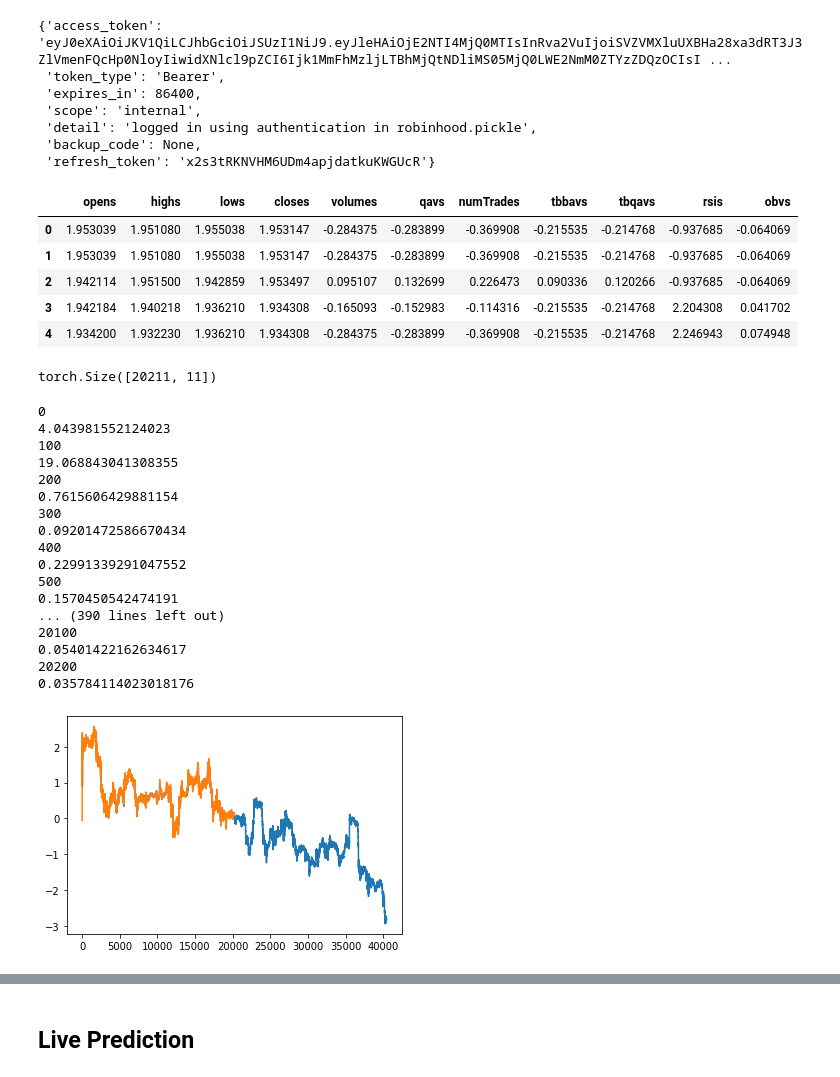
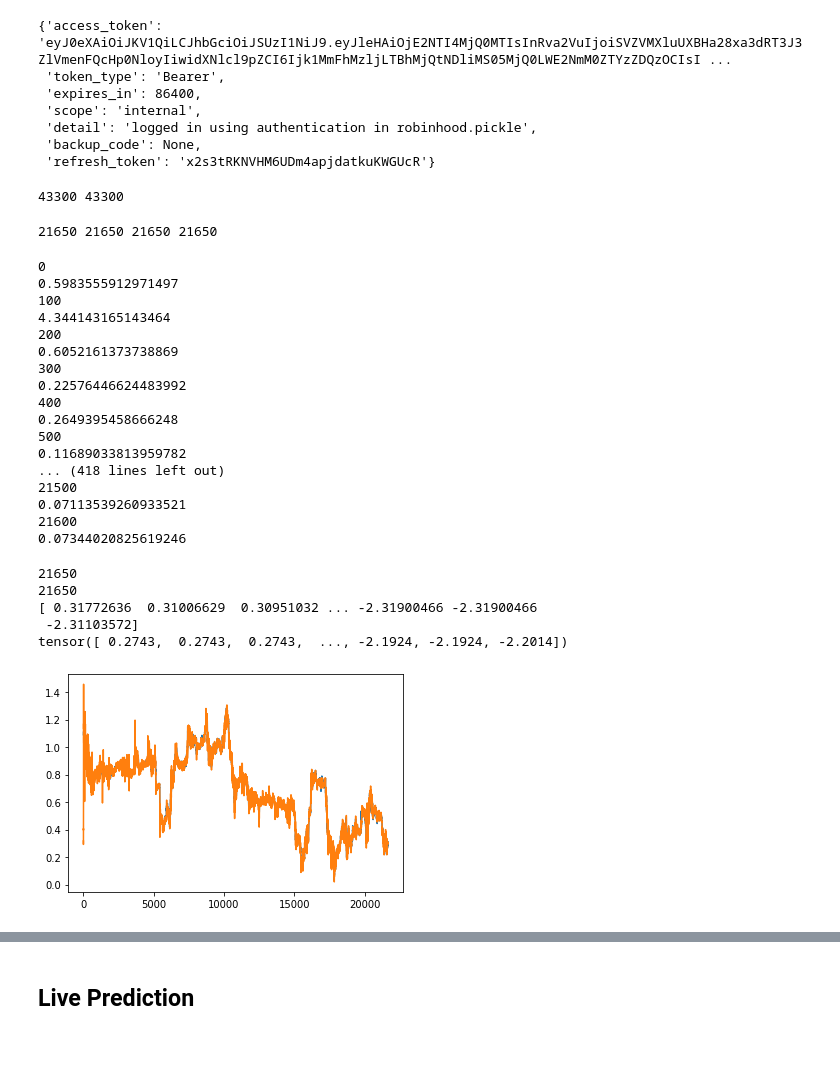
Before and after one commit to JiangoJ/CryCryBot, a Jupyter notebook: Code/ModelCodeFixed.ipynb, the cells around one changed output, grey strips where cells are left out. Saved outputs shown, nothing was run; the diff lists cells and outputs as text; code cells hidden in the pictures; blank space fills up the shorter version.

```diff
--- a/Code/ModelCodeFixed.ipynb
+++ b/Code/ModelCodeFixed.ipynb
@@ -31,22 +31,18 @@ rs.robinhood.login(username= config.RH_USER, password= config.RH_PASS, expiresIn
 # %%
 #rs.robinhood.order_buy_crypto_by_price('ETH', 1)
 # %%
-data_set = 'data_1m.csv'
-data = pd.read_csv(data_set)
-
-#close = data.loc[:, "labels"]
+data = pd.read_csv('data_1m.csv')
+data = data.iloc[:43301]
+#labels = data.loc[:, "labels"]
 close = data.loc[:, "closes"]
 close = close.iloc[1:]
 data = data.iloc[:-1]
 data = data.drop(["labels"], axis=1)
 data.head()
+
+print(len(data), len(close))
 # %% [output]
-|  | opens | highs | lows | closes | volumes | qavs | numTrades | tbbavs | tbqavs | rsis | obvs |
-| 0 | 1.953039 | 1.951080 | 1.955038 | 1.953147 | -0.284375 | -0.283899 | -0.369908 | -0.215535 | -0.214768 | -0.937685 | -0.064069 |
-| 1 | 1.953039 | 1.951080 | 1.955038 | 1.953147 | -0.284375 | -0.283899 | -0.369908 | -0.215535 | -0.214768 | -0.937685 | -0.064069 |
-| 2 | 1.942114 | 1.951500 | 1.942859 | 1.953497 | 0.095107 | 0.132699 | 0.226473 | 0.090336 | 0.120266 | -0.937685 | -0.064069 |
-| 3 | 1.942184 | 1.940218 | 1.936210 | 1.934308 | -0.165093 | -0.152983 | -0.114316 | -0.215535 | -0.214768 | 2.204308 | 0.041702 |
-| 4 | 1.934200 | 1.932230 | 1.936210 | 1.934308 | -0.284375 | -0.283899 | -0.369908 | -0.215535 | -0.214768 | 2.246943 | 0.074948 |
+43300 43300
 # %%
 data = data.to_numpy()
 close = close.to_numpy()
@@ -58,7 +54,7 @@ data = data.to(torch.float)
 close = torch.tensor(close)
 close = close.to(torch.float)
 data, X_test, close, y_test = train_test_split(data, close, test_size=0.5, shuffle = False)
-print(np.shape(data))
+print(len(data), len(X_test), len(close), len(y_test))
 class Dataset():
     def __init__(self, array, labels):
         self.array = array
@@ -70,7 +66,7 @@ class Dataset():
     def __getitem__(self, idx):
         return self.array[idx, :], self.labels[idx]
 # %% [output]
-torch.Size([20211, 11])
+21650 21650 21650 21650
 # %%
 batch_size = 1
 fulldata = Dataset(data, close)
@@ -144,30 +140,41 @@ def rnn_train():
 trained_model, final_hidden = rnn_train()
 # %% [output]
 0
-4.043981552124023
+0.5983555912971497
 100
-19.068843041308355
+4.344143165143464
 200
-0.7615606429881154
+0.6052161373738869
 300
-0.09201472586670434
+0.22576446624483992
 400
-0.22991339291047552
+0.2649395458666248
 500
-0.1570450542474191
-... (390 lines left out)
-20100
-0.05401422162634617
-20200
-0.035784114023018176
+0.11689033813959782
+... (418 lines left out)
+21500
+0.07113539260933521
+21600
+0.07344020825619246
 # %%
-data2 = pd.read_csv(data_set)
-truth_array = data2.loc[:, "closes"]
-plt.plot(truth_array)
+data2 = pd.read_csv('data_1m.csv')
+data2 = data2.iloc[21350: 43000]
+truth_array = data2.loc[:, "closes"].to_numpy()
+close_numpy = close.numpy()
+print(len(truth_array))
+print(len(pred_array))
+print(truth_array)
+print(y_test)
+plt.plot(close_numpy)
 plt.plot(pred_array)
 plt.show()
 # %% [output]
+21650
+21650
+[ 0.31772636  0.31006629  0.30951032 ... -2.31900466 -2.31900466
+ -2.31103572]
+tensor([ 0.2743,  0.2743,  0.2743,  ..., -2.1924, -2.1924, -2.2014])
-[figure, old version]
+[figure, new version]
 # %%
 hidden = final_hidden
 total_batches = 0
```
Also changed, not shown: parts of 5 cells of this notebook, 11 other files.
